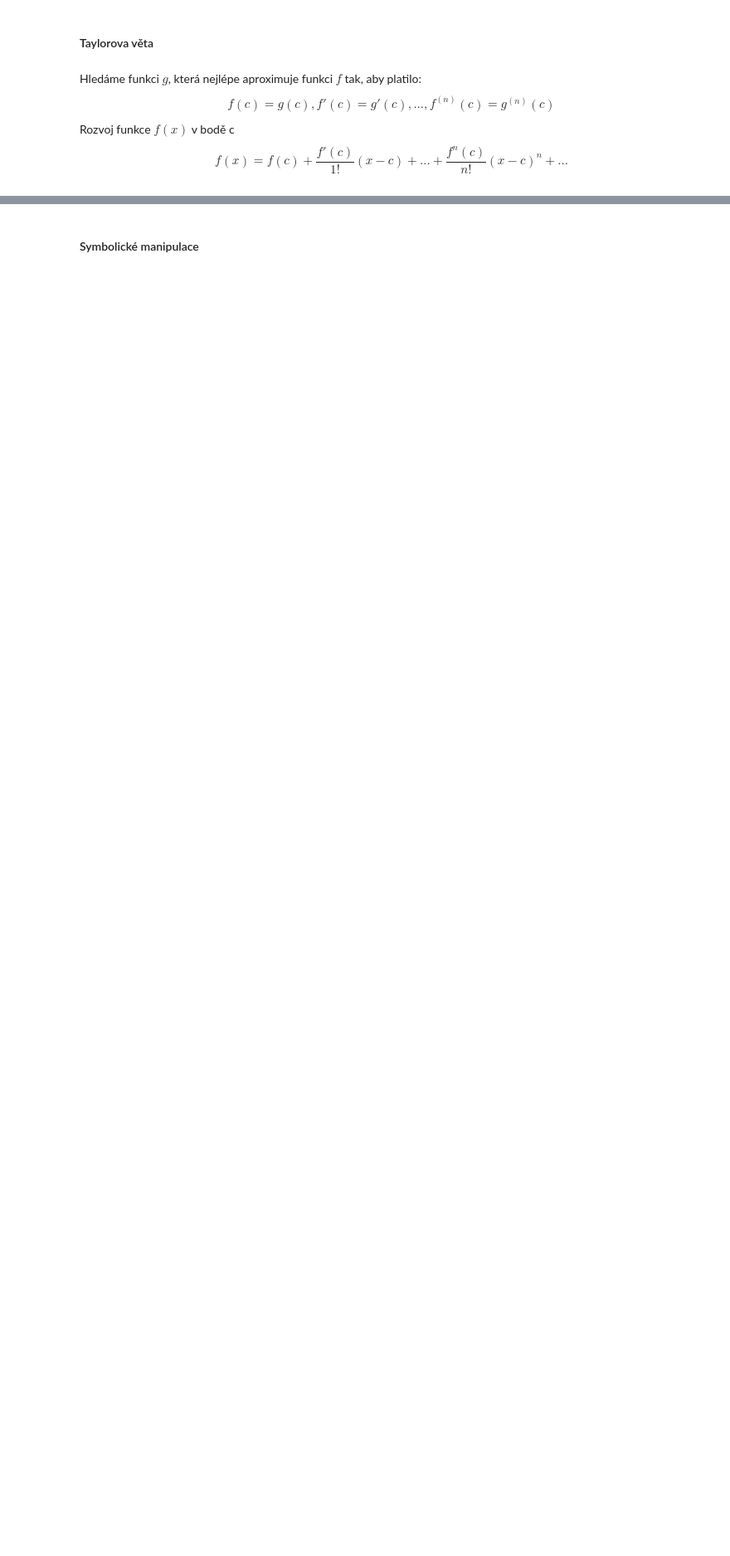
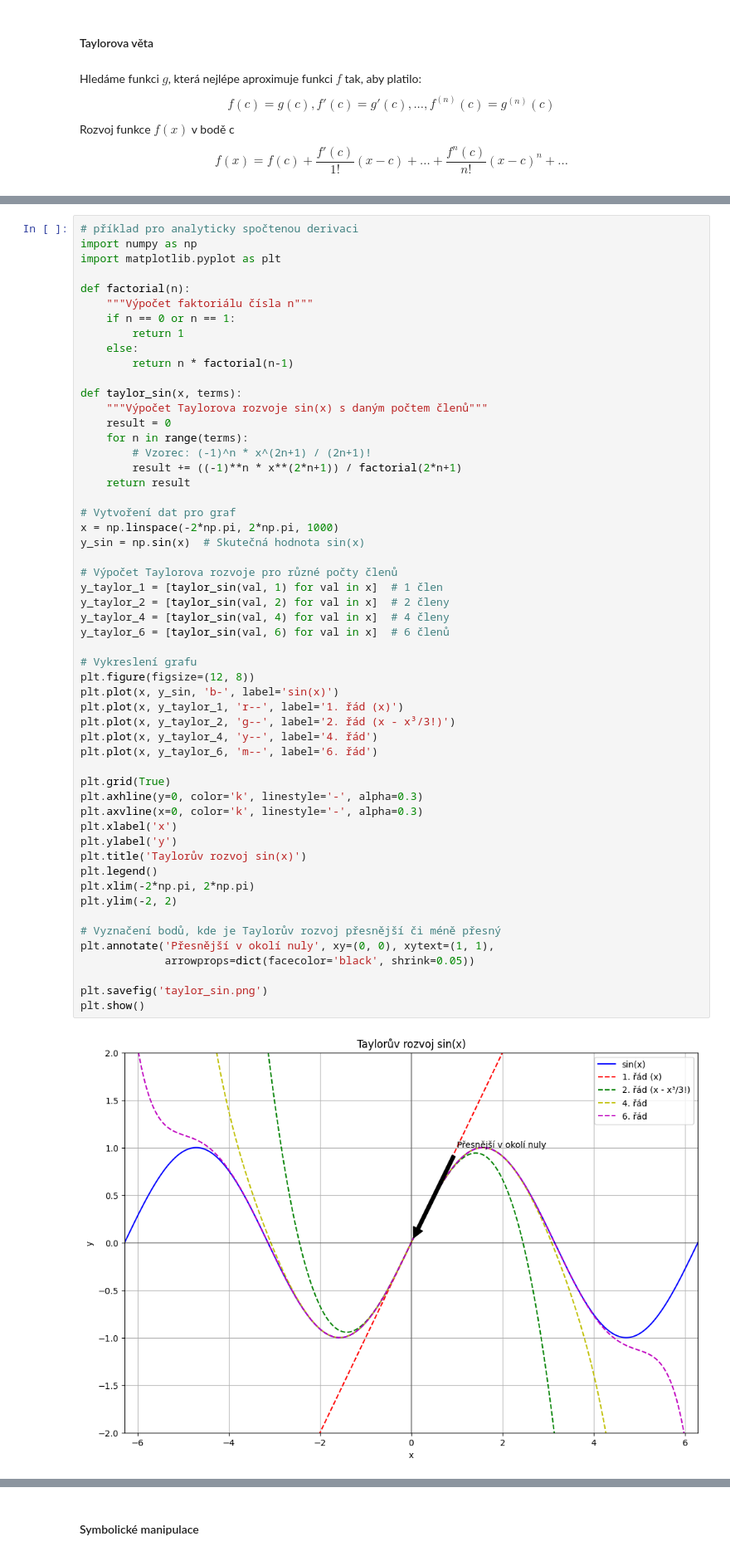
Before and after one commit to pkbcz/MSW2, a Jupyter notebook: 10 Derivace.ipynb, the cells around one changed output, grey strips where cells are left out. Shown at 83% size. Drawn from its saved outputs; the diff is of its cells as text; blank space fills up the shorter version.

```diff
--- a/10 Derivace.ipynb
+++ b/10 Derivace.ipynb
@@ -91,0 +161,56 @@ $$f(x)=f(c)+\frac{f'(c)}{1!}(x-c)+...+\frac{f^n(c)}{n!}(x-c)^n+...$$
+# %%
+# příklad pro analyticky spočtenou derivaci
+import numpy as np
+import matplotlib.pyplot as plt
+
+def factorial(n):
+    """Výpočet faktoriálu čísla n"""
+    if n == 0 or n == 1:
+        return 1
+    else:
+        return n * factorial(n-1)
+
+def taylor_sin(x, terms):
+    """Výpočet Taylorova rozvoje sin(x) s daným počtem členů"""
+    result = 0
+    for n in range(terms):
+        # Vzorec: (-1)^n * x^(2n+1) / (2n+1)!
+        result += ((-1)**n * x**(2*n+1)) / factorial(2*n+1)
+    return result
+
+# Vytvoření dat pro graf
+x = np.linspace(-2*np.pi, 2*np.pi, 1000)
+y_sin = np.sin(x)  # Skutečná hodnota sin(x)
+
+# Výpočet Taylorova rozvoje pro různé počty členů
+y_taylor_1 = [taylor_sin(val, 1) for val in x]  # 1 člen
+y_taylor_2 = [taylor_sin(val, 2) for val in x]  # 2 členy
+y_taylor_4 = [taylor_sin(val, 4) for val in x]  # 4 členy
+y_taylor_6 = [taylor_sin(val, 6) for val in x]  # 6 členů
+
+# Vykreslení grafu
+plt.figure(figsize=(12, 8))
+plt.plot(x, y_sin, 'b-', label='sin(x)')
+plt.plot(x, y_taylor_1, 'r--', label='1. řád (x)')
+plt.plot(x, y_taylor_2, 'g--', label='2. řád (x - x³/3!)')
+plt.plot(x, y_taylor_4, 'y--', label='4. řád')
+plt.plot(x, y_taylor_6, 'm--', label='6. řád')
+
+plt.grid(True)
+plt.axhline(y=0, color='k', linestyle='-', alpha=0.3)
+plt.axvline(x=0, color='k', linestyle='-', alpha=0.3)
+plt.xlabel('x')
+plt.ylabel('y')
+plt.title('Taylorův rozvoj sin(x)')
+plt.legend()
+plt.xlim(-2*np.pi, 2*np.pi)
+plt.ylim(-2, 2)
+
+# Vyznačení bodů, kde je Taylorův rozvoj přesnější či méně přesný
+plt.annotate('Přesnější v okolí nuly', xy=(0, 0), xytext=(1, 1),
+             arrowprops=dict(facecolor='black', shrink=0.05))
+
+plt.savefig('taylor_sin.png')
+plt.show()
+# %% [output]
+[figure, added]
```
Also changed, not shown: parts of 14 cells of this notebook, 7 other files.
